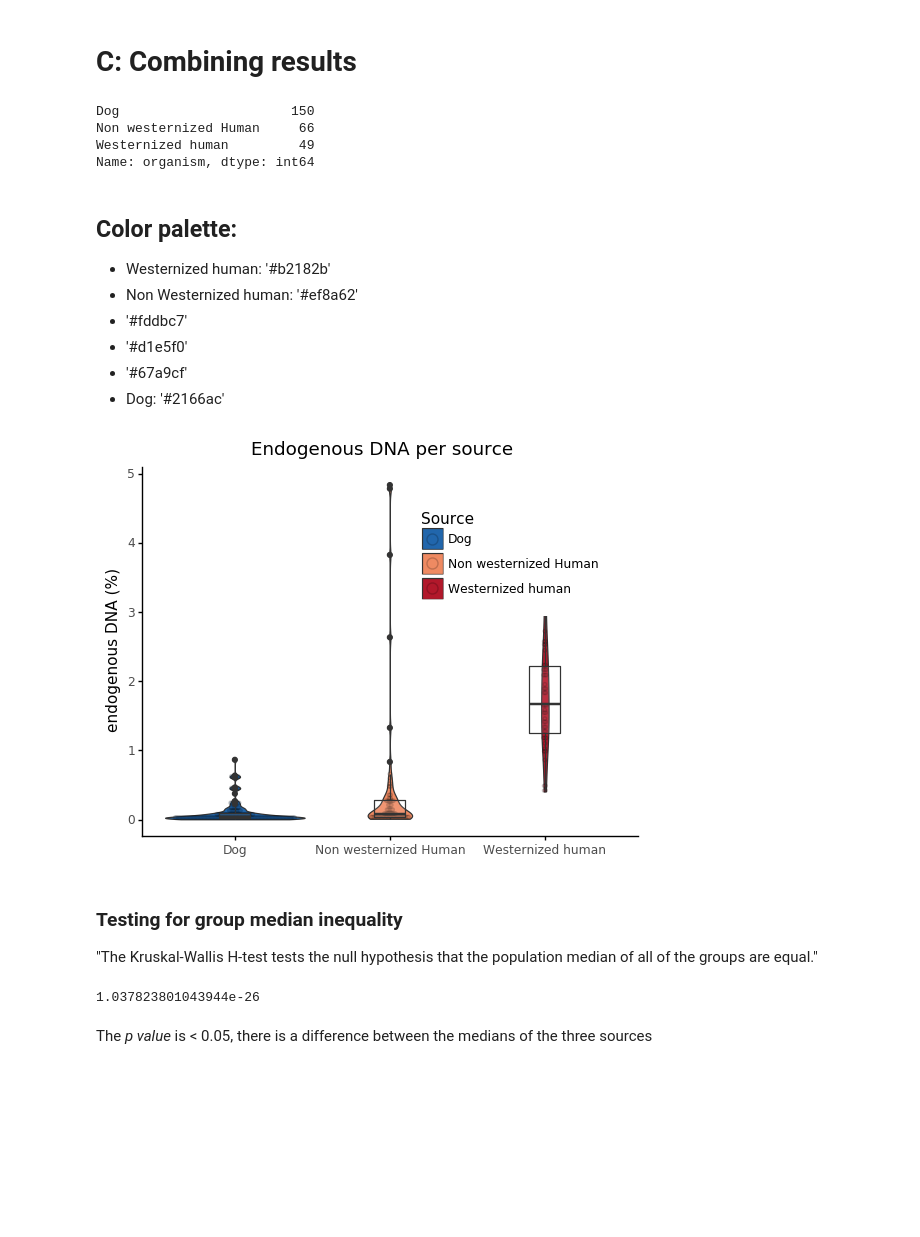
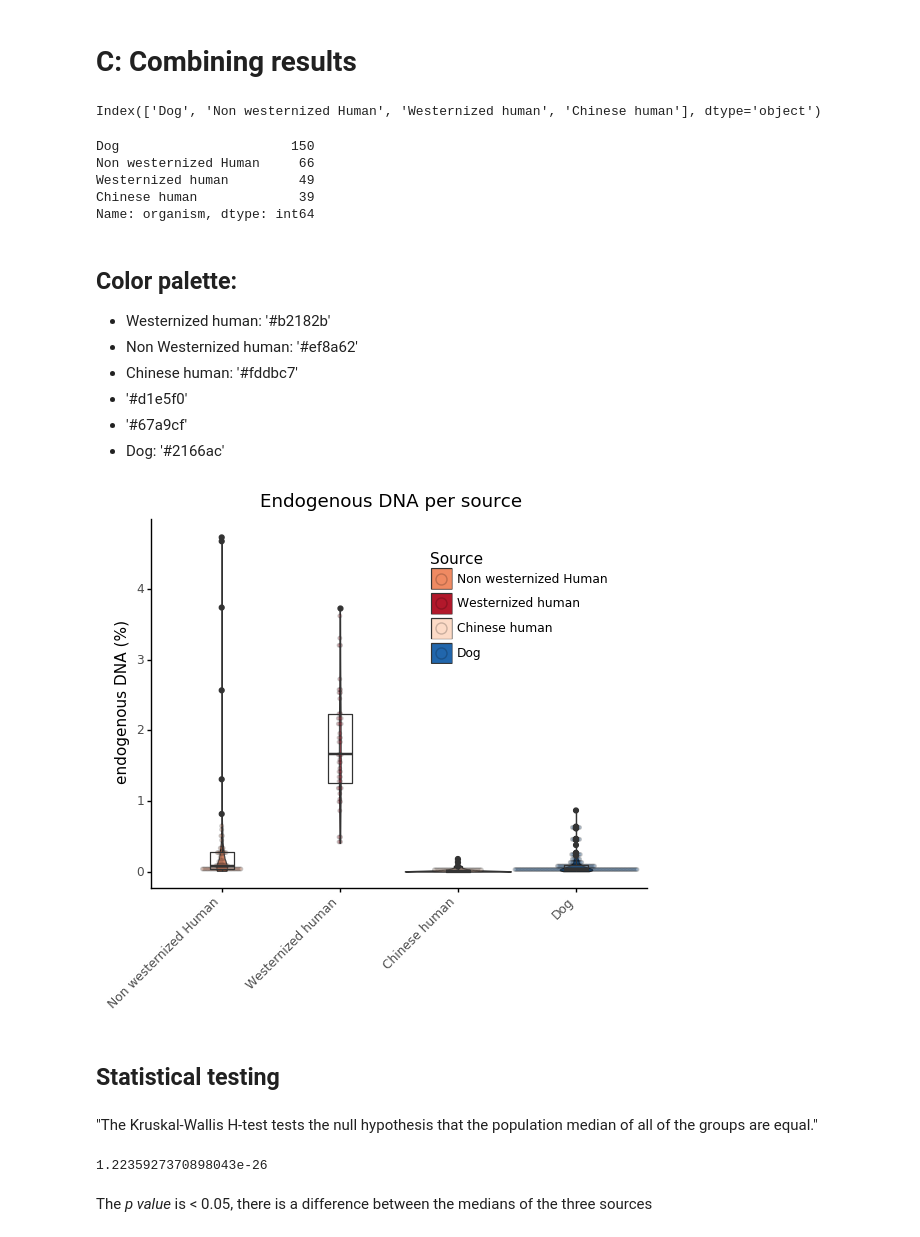
Before and after one commit to maxibor/coproid-article, a Jupyter notebook: figures/figure2/figure2.ipynb, the cells around one changed output. Saved outputs shown, nothing was run; the diff lists cells and outputs as text; code cells hidden in the pictures; blank space fills up the shorter version.

```diff
--- a/figures/figure2/figure2.ipynb
+++ b/figures/figure2/figure2.ipynb
@@ -159,7 +188,7 @@ cn_human.to_csv("results/chinese_PRJEB35961.csv")
 # %%
 cn_human = pd.read_csv("results/chinese_PRJEB35961.csv", index_col=0)
 # %%
-cn_human['organism'] =  cn_human.shape[0] * ['Westernized human']
+cn_human['organism'] =  cn_human.shape[0] * ['Chinese human']
 # %%
 cn_human['percentage_endo'].describe()
 # %% [output]
@@ -313,29 +350,41 @@ dog_count = pd.read_csv('results/dogs.csv')
 # %% [markdown]
 # C: Combining results
 # %%
-endo = western_human.append(non_western_human).append(dog_count)
+endo = (western_human[['percentage_endo','organism']]
+       .append(non_western_human[['percentage_endo','organism']])
+       .append(dog_count[['percentage_endo','organism']])
+       .append(cn_human[['percentage_endo','organism']]))
+# %%
+['Non westernized Human', 'Westernized human', 'Chinese human', 'Dog']
+# %% [output]
+Index(['Dog', 'Non westernized Human', 'Westernized human', 'Chinese human'], dtype='object')
+# %%
+endo['organism'] = pd.Categorical(endo.organism, categories= ['Non westernized Human', 'Westernized human', 'Chinese human', 'Dog'], ordered=True)
 # %%
 endo['organism'].value_counts()
 # %% [output]
 Dog                      150
 Non westernized Human     66
 Westernized human         49
+Chinese human             39
 Name: organism, dtype: int64
 # %% [markdown]
 ## Color palette:
 - Westernized human: '#b2182b'
 - Non Westernized human: '#ef8a62'
-- '#fddbc7'
+- Chinese human: '#fddbc7'
 - '#d1e5f0'
 - '#67a9cf'
 - Dog: '#2166ac'
 # %%
 p = ggplot(endo, aes(x="organism", y="percentage_endo")) + geom_violin(aes(fill="organism"))
 p = p + geom_boxplot(alpha=0.1, width=0.2) + geom_dotplot(aes(fill='organism'),binaxis='y', stackdir='center', binwidth=0.05, alpha=0.2, stackratio = 0.4)
 p = p + labs(title = 'Endogenous DNA per source', subtitle = "A subtitle",x = '', y='endogenous DNA (%)')
-p = p + theme_classic() + theme(legend_position = (0.7,0.7))
-p = p + scale_fill_manual(name = "Source", values = {"Dog":"#2166ac","Non westernized Human":"#ef8a62","Westernized human":"#b2182b"}) + scale_fill_manual
+p = p + theme_classic() + theme(legend_position = (0.7,0.7), axis_text_x=element_text(angle=45, hjust=1))
+p = p + scale_fill_manual(name = "Source", values = {"Dog":"#2166ac","Non westernized Human":"#ef8a62","Westernized human":"#b2182b", 'Chinese human':'#fddbc7'})
 p.draw()
 p.save('results/figure2.png', dpi=300)
 # %% [output]
-[figure, old version]
+[figure, new version]
+# %% [markdown]
+## Statistical testing
@@ -342,3 +396,2 @@ p.save('results/figure2.png', dpi=300)
 # %% [markdown]
-### Testing for group median inequality
 "The Kruskal-Wallis H-test tests the null hypothesis that the population median of all of the groups are equal."
@@ -349,7 +398,7 @@ nw_human_endo = endo.loc[endo.index[endo['organism'] == 'Non westernized Human']
 # %%
 stats.kruskal(dog_endo, w_human_endo, nw_human_endo).pvalue
 # %% [output]
-1.037823801043944e-26
+1.2235927370898043e-26
 # %% [markdown]
 The *p value* is < 0.05, there is a difference between the medians of the three sources
 # %% [markdown]
```
Also changed, not shown: parts of 22 cells of this notebook, 16 other files.
